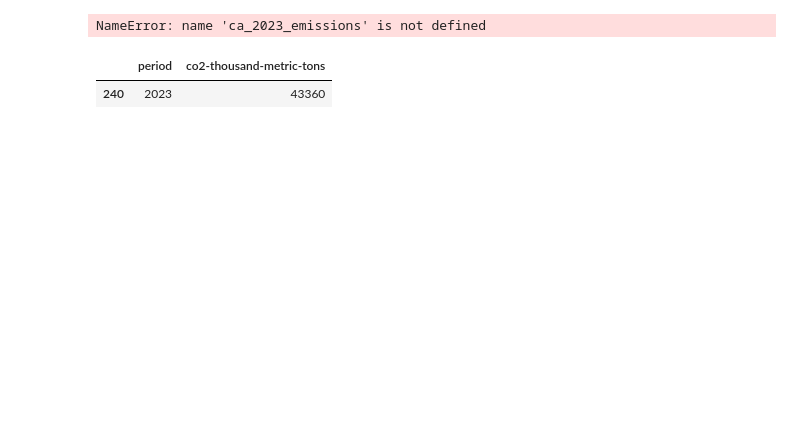
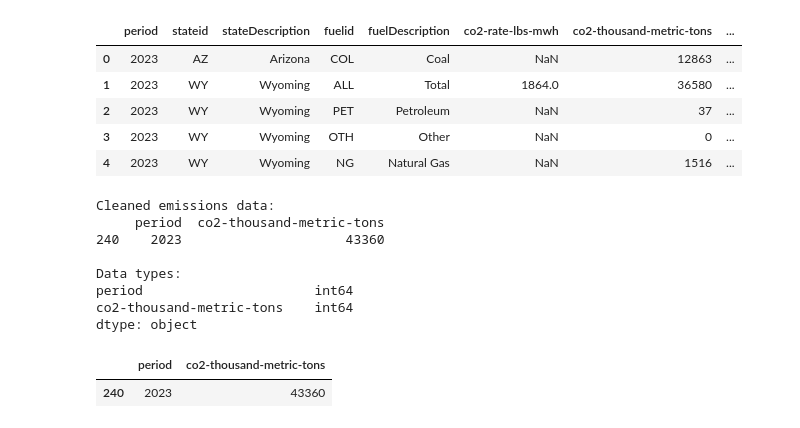
Before and after one commit to nlemoff/data102project, a Jupyter notebook: Checkpoint2_work.ipynb, the cells around one changed output. Saved outputs shown, nothing was run; the diff lists cells and outputs as text; code cells hidden in the pictures; blank space fills up the shorter version.

```diff
--- a/Checkpoint2_work.ipynb
+++ b/Checkpoint2_work.ipynb
@@ -11,4 +9,15 @@ FileNotFoundError: [Errno 2] No such file or directory: 'state_emissions.csv'
+# %%
+emissions_df.head()
+# %% [output]
+|  | period | stateid | stateDescription | fuelid | fuelDescription | co2-rate-lbs-mwh | co2-thousand-metric-tons | ... |
+| 0 | 2023 | AZ | Arizona | COL | Coal | NaN | 12863 | ... |
+| 1 | 2023 | WY | Wyoming | ALL | Total | 1864.0 | 36580 | ... |
+| 2 | 2023 | WY | Wyoming | PET | Petroleum | NaN | 37 | ... |
+| 3 | 2023 | WY | Wyoming | OTH | Other | NaN | 0 | ... |
+| 4 | 2023 | WY | Wyoming | NG | Natural Gas | NaN | 1516 | ... |
 # %%
+ca_emissions = emissions_df[emissions_df['stateid'] == 'CA']
+ca_2023_emissions = ca_emissions[ca_emissions['period'] == 2023]
 ca_2023_emissions_clean = ca_2023_emissions[
     (ca_2023_emissions['stateid'] == 'CA') &
     (ca_2023_emissions['fuelid'] == 'ALL')
@@ -19,7 +28,14 @@ print(ca_2023_emissions_clean)
 print("\nData types:")
 print(ca_2023_emissions_clean.dtypes)
 # %% [output]
-NameError: name 'ca_2023_emissions' is not defined
+Cleaned emissions data:
+     period  co2-thousand-metric-tons
+240    2023                     43360
+
+Data types:
+period                      int64
+co2-thousand-metric-tons    int64
+dtype: object
 # %%
 ca_2023_emissions_clean
 # %% [output]
```
Also changed, not shown: parts of 19 cells of this notebook.
